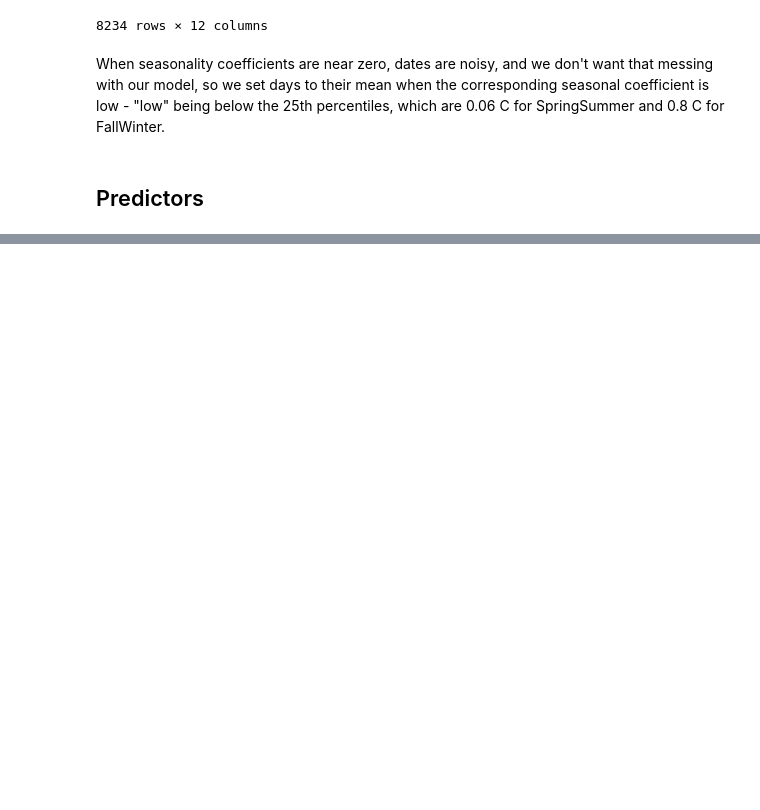
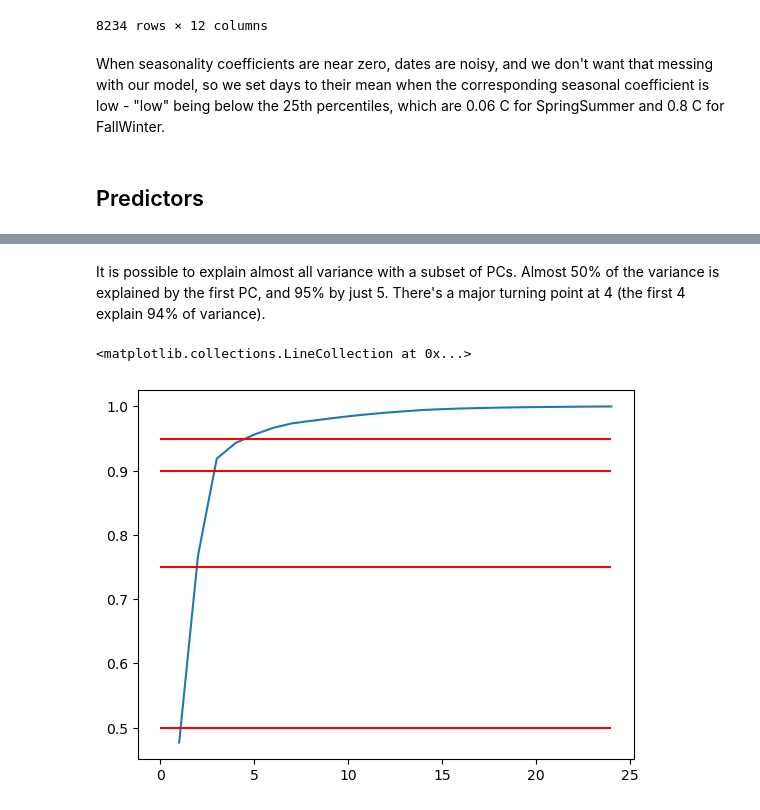
Before and after one commit to mines-ciroh/TempEst-NEWT, a Jupyter notebook: coefficient_est_drywet.ipynb, the cells around one changed output, grey strips where cells are left out. Cells and saved outputs as stored; diff of their text form; code cells hidden in the pictures; blank space fills up the shorter version.

```diff
--- a/coefficient_est_drywet.ipynb
+++ b/coefficient_est_drywet.ipynb
@@ -170,11 +172,3 @@ coefs_yr
 When seasonality coefficients are near zero, dates are noisy, and we don't want that messing with our model, so we set days to their mean when the corresponding seasonal coefficient is low - "low" being below the 25th percentiles, which are 0.06 C for SpringSummer and 0.8 C for FallWinter.
 # %% [markdown]
 ## Predictors
-# %%
-# Dates correspond loosely to snow season
-data["tmax_early"] = data["tmax"] * ((data["date"].dt.month < 5) | (data["date"].dt.month > 11))  # try early-year conditions only
-data["prcp_early"] = data["prcp"] * ((data["date"].dt.month < 5) | (data["date"].dt.month > 11))
-var = ["tmax", "prcp", "tmax_early", "prcp_early"]
-means = data.groupby(["id", "year"])[var].mean()
-preds = (means - data.groupby("id")[var].mean()).merge(means, suffixes=["", "_base"], on=["id", "year"])
-preds
@@ -203,0 +175,8 @@ mdata = pd.concat([coefs_yr, preds], axis=1).dropna()
+# %%
+data["month"] = data["date"].dt.month
+inps = data.loc[:, ["id", "month", "year", "tmax", "prcp"]].groupby(["id", "month", "year"]).mean().reset_index()
+inps = inps.pivot(index=["id", "year"], columns="month", values=["tmax", "prcp"])
+inps.columns = ["_".join([str(s) for s in nms]) for nms in inps.columns.values]
+means = inps.groupby("id").mean()
+preds = (inps - means).reset_index().merge(means, suffixes=["_anom", "_base"], on="id").set_index(["id", "year"])
+preds.dropna()
@@ -203,0 +202,6 @@ mdata = pd.concat([coefs_yr, preds], axis=1).dropna()
+# %%
+bl = preds.loc[:, "tmax_1_base":"prcp_12_base"]
+offset = bl.mean()
+scale = bl.std()
+bl_norm = ((bl - offset)/scale).dropna()
+bl_norm.describe()
@@ -203,0 +259,6 @@ mdata = pd.concat([coefs_yr, preds], axis=1).dropna()
+# %%
+pca = PCA()
+fit = pca.fit(bl_norm)
+evr = fit.explained_variance_ratio_
+print(evr)
+print(np.cumsum(evr))
@@ -203,0 +276,8 @@ mdata = pd.concat([coefs_yr, preds], axis=1).dropna()
+# %% [markdown]
+It is possible to explain almost all variance with a subset of PCs. Almost 50% of the variance is explained by the first PC, and 95% by just 5. There's a major turning point at 4 (the first 4 explain 94% of variance).
+# %%
+ax = sns.lineplot(x=np.arange(1, len(evr)+1), y=np.cumsum(evr))
+ax.hlines([0.5, 0.75, 0.9, 0.95], 0, 24, colors="red")
+# %% [output]
+<matplotlib.collections.LineCollection at 0x...>
+[figure, added]
```
Also changed, not shown: parts of 80 cells of this notebook.
